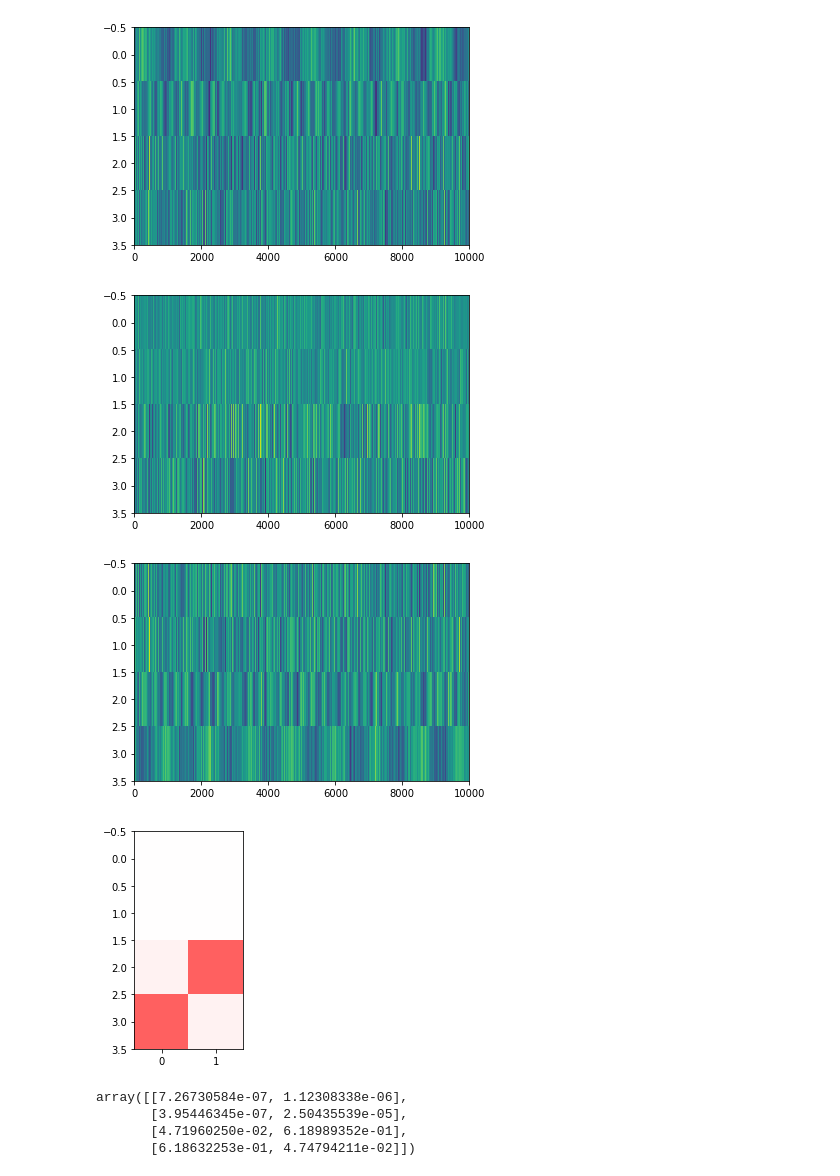
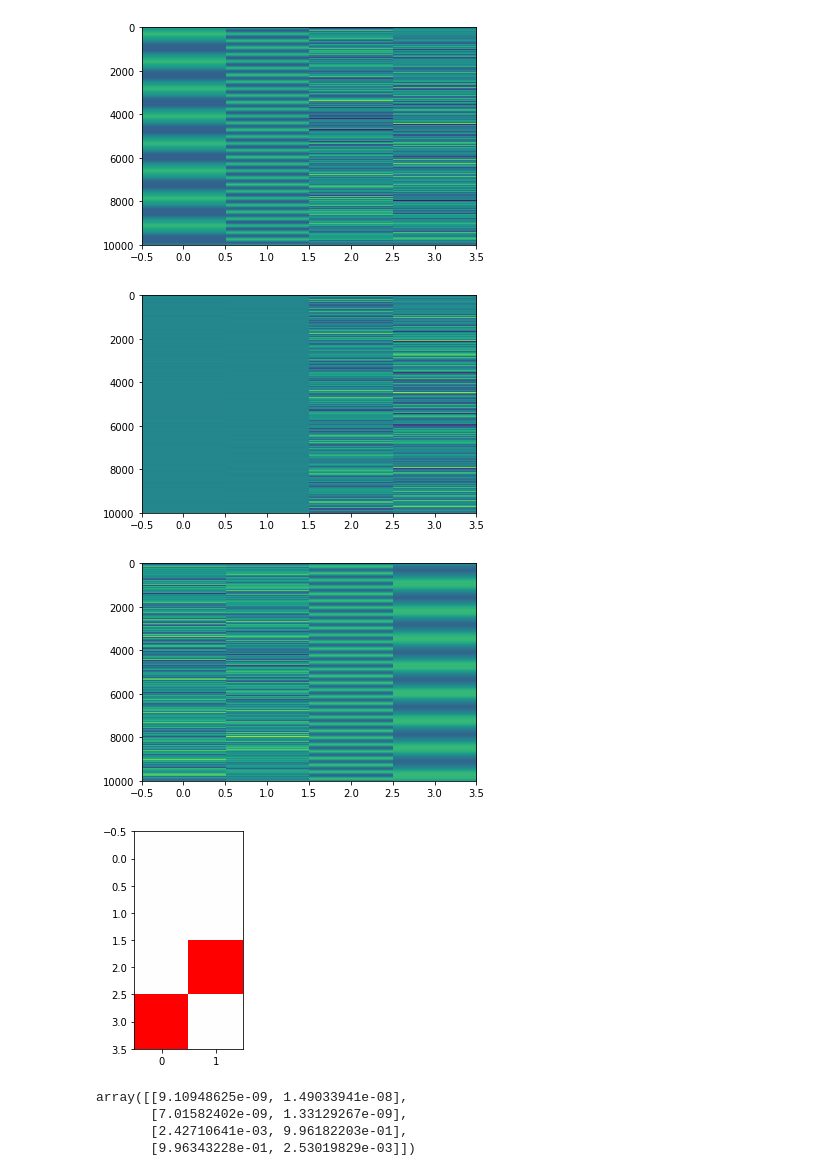
Before and after one commit to BouchardLab/DynamicalComponentsAnalysis, a Jupyter notebook: methods_comparison_testing.ipynb, the cells around one changed output. Drawn from its saved outputs; the diff is of its cells as text; code cells hidden in the pictures.

```diff
--- a/methods_comparison_testing.ipynb
+++ b/methods_comparison_testing.ipynb
@@ -7,6 +9,6 @@ import methods_comparison
 # %%
 t = np.linspace(0, 200, 10000)
-x = np.stack([np.sin(.25 * t), np.cos(t)])
-y = stats.ortho_group.rvs(4)[:, :2].dot(x)
-y += np.random.randn(*y.shape) / 2.
-y -= y.mean(axis=1, keepdims=True)
+x = np.stack([np.sin(.25 * t), np.cos(t)]).T
+y = x.dot(stats.ortho_group.rvs(4)[:2])
+y += np.random.randn(*y.shape) / 40.
+y -= y.mean(axis=0, keepdims=True)
@@ -13,8 +19,8 @@ y -= y.mean(axis=1, keepdims=True)
 # %%
 u, s, vh = np.linalg.svd(y)
-whiten = np.diag(1./s).dot(u.T)
-yw = whiten.dot(y)
-yp = np.diff(yw, axis=1)
+whiten = vh.T.dot(np.diag(1./s))
+yw = y.dot(whiten)
+yp = np.diff(yw, axis=0)
 # %%
 plt.imshow(x, aspect='auto')
 plt.show()
@@ -29,38 +35,38 @@ plt.show()
 plt.imshow(yw, aspect='auto')
 plt.show()
 # %% [output]
-[figure, old version]
+[figure, new version]
 # %%
 plt.imshow(yp, aspect='auto')
 plt.show()
 # %% [output]
-[figure, old version]
+[figure, new version]
 # %%
 u, s, vh = np.linalg.svd(yp, full_matrices=False)
-proj = u.T
+proj = vh.T
 # %%
-y_proj = proj.dot(whiten.dot(y))
+y_proj = y.dot(whiten.dot(proj))
 plt.imshow(y_proj, aspect='auto')
 plt.show()
 # %% [output]
-[figure, old version]
+[figure, new version]
 # %%
-y_norm = y_proj - y_proj.mean(axis=1, keepdims=True)
-y_norm /= np.linalg.norm(y_norm, axis=1, keepdims=True)
-x_norm = x - x.mean(axis=1, keepdims=True)
-x_norm /= np.linalg.norm(x_norm, axis=1, keepdims=True)
-corr = y_norm.dot(x_norm.T)**2
+y_norm = y_proj - y_proj.mean(axis=0, keepdims=True)
+y_norm /= np.linalg.norm(y_norm, axis=0, keepdims=True)
+x_norm = x - x.mean(axis=0, keepdims=True)
+x_norm /= np.linalg.norm(x_norm, axis=0, keepdims=True)
+corr = y_norm.T.dot(x_norm)**2
 plt.imshow(corr, vmin=-1, vmax=1, cmap='bwr')
 plt.show()
 # %% [output]
-[figure, old version]
+[figure, new version]
 # %%
 corr
 # %% [output]
-array([[7.26730584e-07, 1.12308338e-06],
-       [3.95446345e-07, 2.50435539e-05],
-       [4.71960250e-02, 6.18989352e-01],
-       [6.18632253e-01, 4.74794211e-02]])
+array([[9.10948625e-09, 1.49033941e-08],
+       [7.01582402e-09, 1.33129267e-09],
+       [2.42710641e-03, 9.96182203e-01],
+       [9.96343228e-01, 2.53019829e-03]])
 # %%
 SFA = methods_comparison.SlowFeatureAnalysis(2)
 # %%
```
Also changed, not shown: parts of 7 cells of this notebook, 1 other file.
